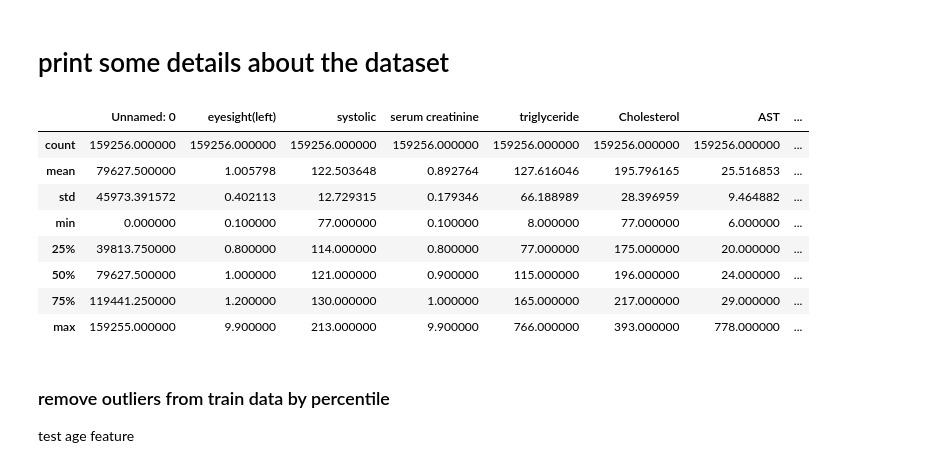
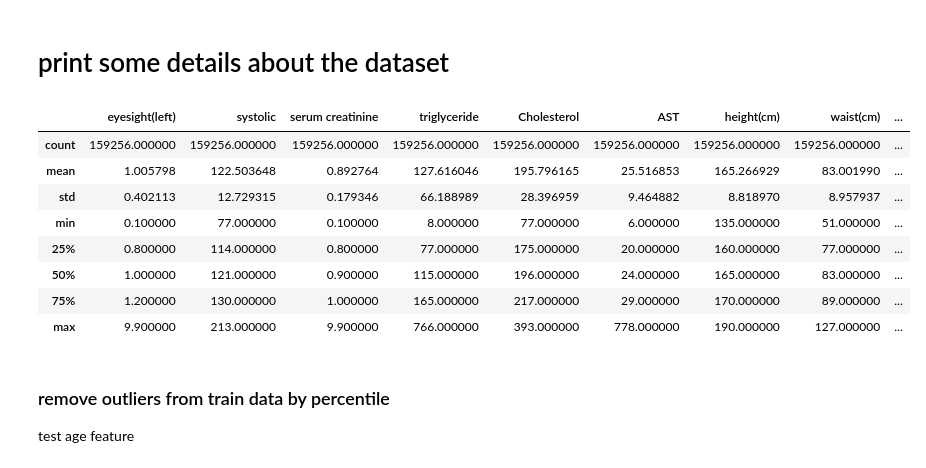
Before and after one commit to Alih111/M.L-smokers-dataset-, a Jupyter notebook: Ensembles.ipynb, the cells around one changed output. Drawn from its saved outputs; the diff is of its cells as text; code cells hidden in the pictures.

```diff
--- a/Ensembles.ipynb
+++ b/Ensembles.ipynb
@@ -46,17 +46,17 @@ print(data.shape)
 # %% [markdown]
 # print some details about the dataset
 # %%
-df.describe()
+data.describe()
 # %% [output]
-|  | Unnamed: 0 | eyesight(left) | systolic | serum creatinine | triglyceride | Cholesterol | AST | ... |
-| count | 159256.000000 | 159256.000000 | 159256.000000 | 159256.000000 | 159256.000000 | 159256.000000 | 159256.000000 | ... |
-| mean | 79627.500000 | 1.005798 | 122.503648 | 0.892764 | 127.616046 | 195.796165 | 25.516853 | ... |
-| std | 45973.391572 | 0.402113 | 12.729315 | 0.179346 | 66.188989 | 28.396959 | 9.464882 | ... |
-| min | 0.000000 | 0.100000 | 77.000000 | 0.100000 | 8.000000 | 77.000000 | 6.000000 | ... |
-| 25% | 39813.750000 | 0.800000 | 114.000000 | 0.800000 | 77.000000 | 175.000000 | 20.000000 | ... |
-| 50% | 79627.500000 | 1.000000 | 121.000000 | 0.900000 | 115.000000 | 196.000000 | 24.000000 | ... |
-| 75% | 119441.250000 | 1.200000 | 130.000000 | 1.000000 | 165.000000 | 217.000000 | 29.000000 | ... |
-| max | 159255.000000 | 9.900000 | 213.000000 | 9.900000 | 766.000000 | 393.000000 | 778.000000 | ... |
+|  | eyesight(left) | systolic | serum creatinine | triglyceride | Cholesterol | AST | height(cm) | waist(cm) | ... |
+| count | 159256.000000 | 159256.000000 | 159256.000000 | 159256.000000 | 159256.000000 | 159256.000000 | 159256.000000 | 159256.000000 | ... |
+| mean | 1.005798 | 122.503648 | 0.892764 | 127.616046 | 195.796165 | 25.516853 | 165.266929 | 83.001990 | ... |
+| std | 0.402113 | 12.729315 | 0.179346 | 66.188989 | 28.396959 | 9.464882 | 8.818970 | 8.957937 | ... |
+| min | 0.100000 | 77.000000 | 0.100000 | 8.000000 | 77.000000 | 6.000000 | 135.000000 | 51.000000 | ... |
+| 25% | 0.800000 | 114.000000 | 0.800000 | 77.000000 | 175.000000 | 20.000000 | 160.000000 | 77.000000 | ... |
+| 50% | 1.000000 | 121.000000 | 0.900000 | 115.000000 | 196.000000 | 24.000000 | 165.000000 | 83.000000 | ... |
+| 75% | 1.200000 | 130.000000 | 1.000000 | 165.000000 | 217.000000 | 29.000000 | 170.000000 | 89.000000 | ... |
+| max | 9.900000 | 213.000000 | 9.900000 | 766.000000 | 393.000000 | 778.000000 | 190.000000 | 127.000000 | ... |
 # %% [markdown]
 <h3> remove outliers from train data by percentile</h3>
 <p> test age feature</p>
```
Also changed, not shown: parts of 11 cells of this notebook.
